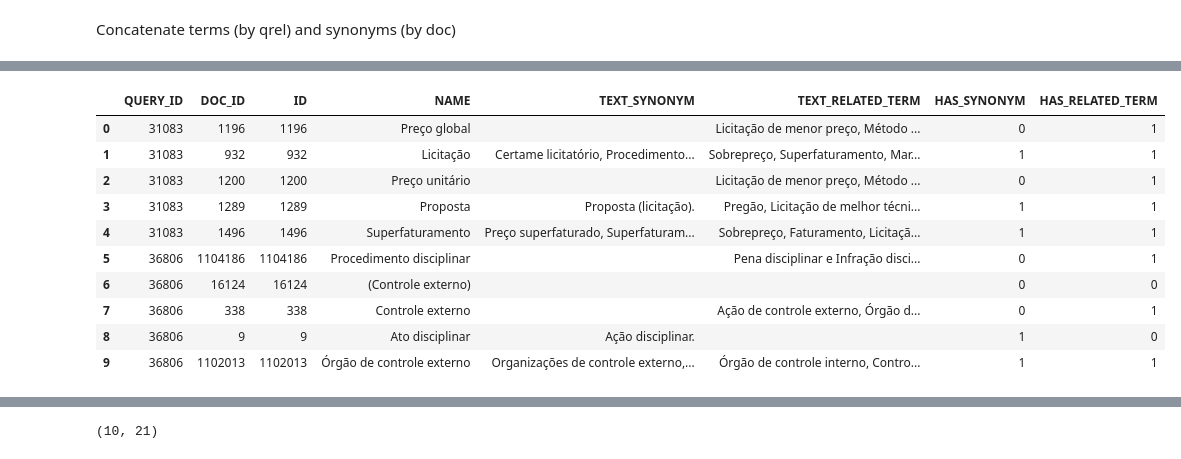
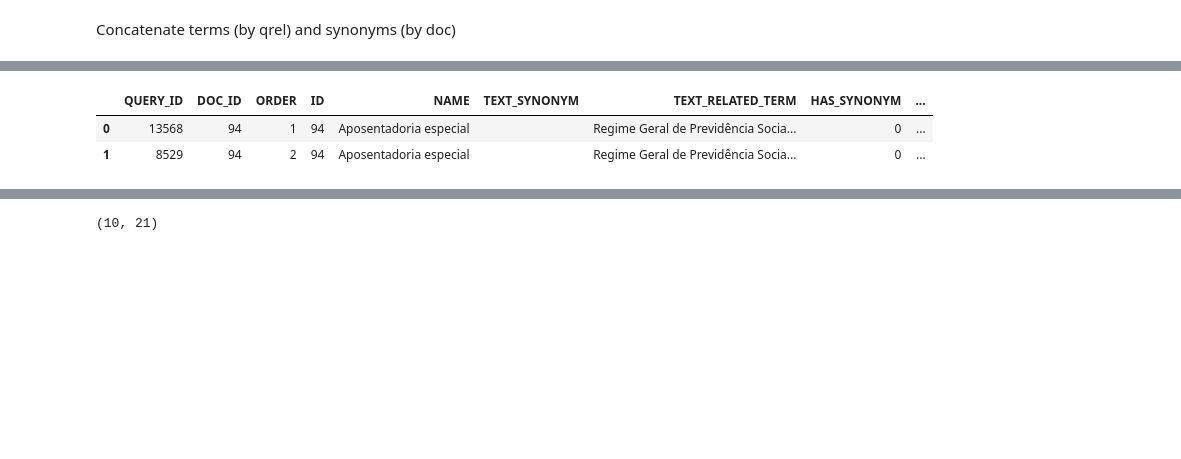
Before and after one commit to marcusborela/ind-ir, a Jupyter notebook: code/generate_index_juris_tcu_extra_index_by_indir.ipynb, the cells around one changed output, grey strips where cells are left out. Saved outputs shown, nothing was run; the diff lists cells and outputs as text; code cells hidden in the pictures; blank space fills up the shorter version.

```diff
--- a/code/generate_index_juris_tcu_extra_index_by_indir.ipynb
+++ b/code/generate_index_juris_tcu_extra_index_by_indir.ipynb
@@ -351,16 +344,8 @@ df.shape
 # %%
-df
+df.head(2)
 # %% [output]
-|  | QUERY_ID | DOC_ID | ID | NAME | TEXT_SYNONYM | TEXT_RELATED_TERM | HAS_SYNONYM | HAS_RELATED_TERM |
-| 0 | 31083 | 1196 | 1196 | Preço global |  | Licitação de menor preço, Método ... | 0 | 1 |
-| 1 | 31083 | 932 | 932 | Licitação | Certame licitatório, Procedimento... | Sobrepreço, Superfaturamento, Mar... | 1 | 1 |
-| 2 | 31083 | 1200 | 1200 | Preço unitário |  | Licitação de menor preço, Método ... | 0 | 1 |
-| 3 | 31083 | 1289 | 1289 | Proposta | Proposta (licitação). | Pregão, Licitação de melhor técni... | 1 | 1 |
-| 4 | 31083 | 1496 | 1496 | Superfaturamento | Preço superfaturado, Superfaturam... | Sobrepreço, Faturamento, Licitaçã... | 1 | 1 |
-| 5 | 36806 | 1104186 | 1104186 | Procedimento disciplinar |  | Pena disciplinar e Infração disci... | 0 | 1 |
-| 6 | 36806 | 16124 | 16124 | (Controle externo) |  |  | 0 | 0 |
-| 7 | 36806 | 338 | 338 | Controle externo |  | Ação de controle externo, Órgão d... | 0 | 1 |
-| 8 | 36806 | 9 | 9 | Ato disciplinar | Ação disciplinar. |  | 1 | 0 |
-| 9 | 36806 | 1102013 | 1102013 | Órgão de controle externo | Organizações de controle externo,... | Órgão de controle interno, Contro... | 1 | 1 |
+|  | QUERY_ID | DOC_ID | ORDER | ID | NAME | TEXT_SYNONYM | TEXT_RELATED_TERM | HAS_SYNONYM | ... |
+| 0 | 13568 | 94 | 1 | 94 | Aposentadoria especial |  | Regime Geral de Previdência Socia... | 0 | ... |
+| 1 | 8529 | 94 | 2 | 94 | Aposentadoria especial |  | Regime Geral de Previdência Socia... | 0 | ... |
 # %%
 del df['ID']
```
Also changed, not shown: parts of 30 cells of this notebook, 1 other file.
